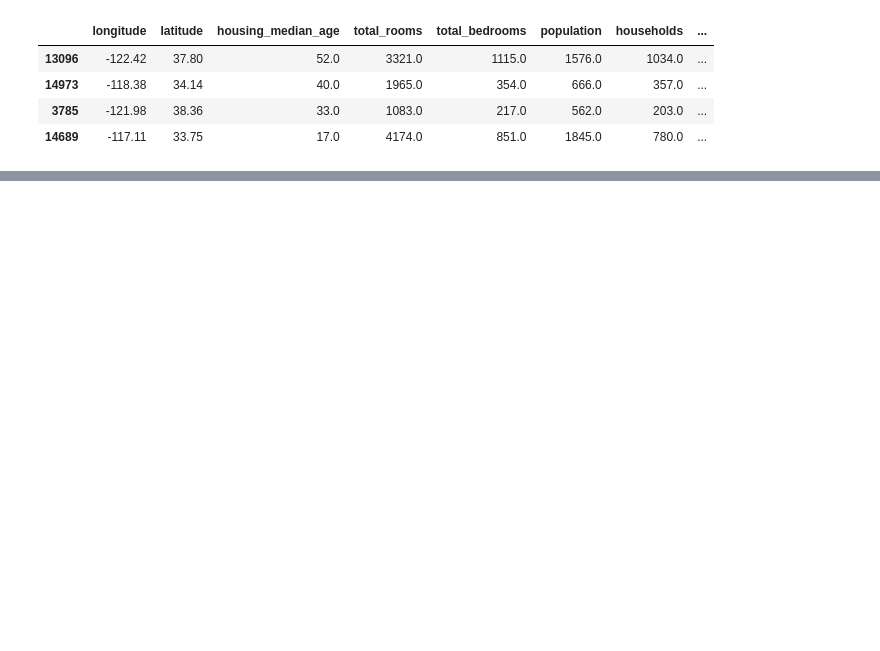
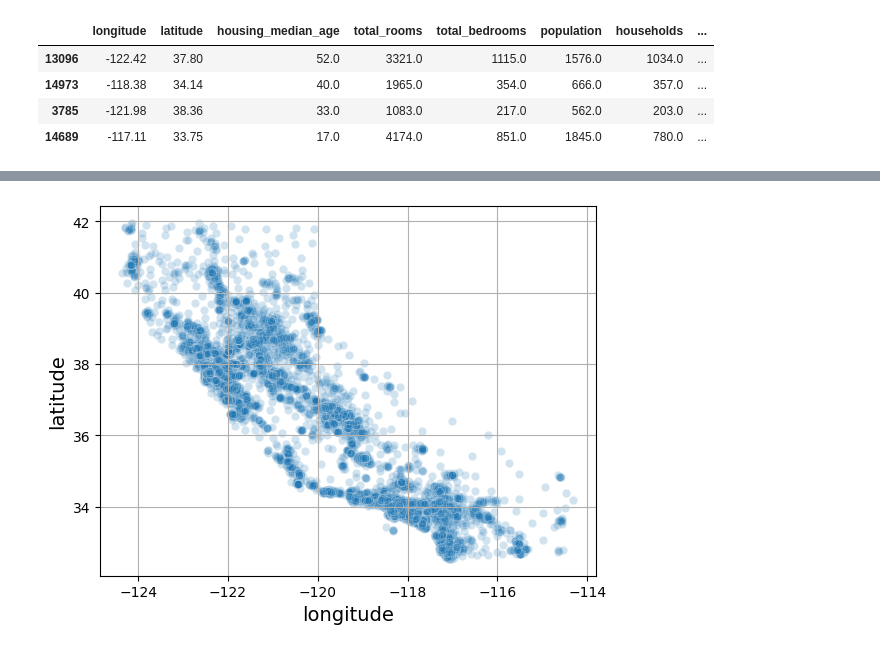
Before and after one commit to Arjunar92/Hands-On-ML-with-SckitLearn-Keras-TensorFlow, a Jupyter notebook: 02_California_Housing_Price_Prediction_ML_Project.ipynb, the cells around one changed output, grey strips where cells are left out. Drawn from its saved outputs; the diff is of its cells as text; code cells hidden in the pictures; blank space fills up the shorter version.

```diff
--- a/02_California_Housing_Price_Prediction_ML_Project.ipynb
+++ b/02_California_Housing_Price_Prediction_ML_Project.ipynb
@@ -293,0 +319,7 @@ strat_train_set.head(4)
+# %%
+import seaborn as sns
+
+sns.scatterplot(data=housing, x="longitude", y="latitude", alpha =0.2)
+plt.grid(True)
+# %% [output]
+[figure, added]
```
Also changed, not shown: parts of 6 cells of this notebook.
